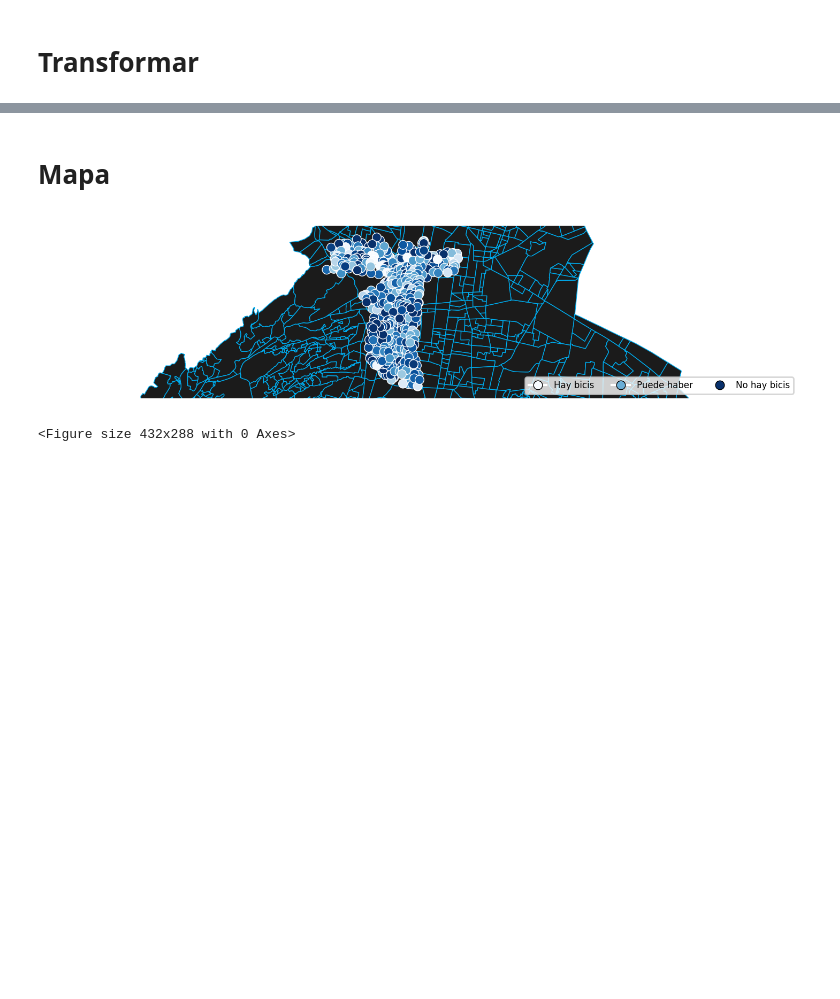
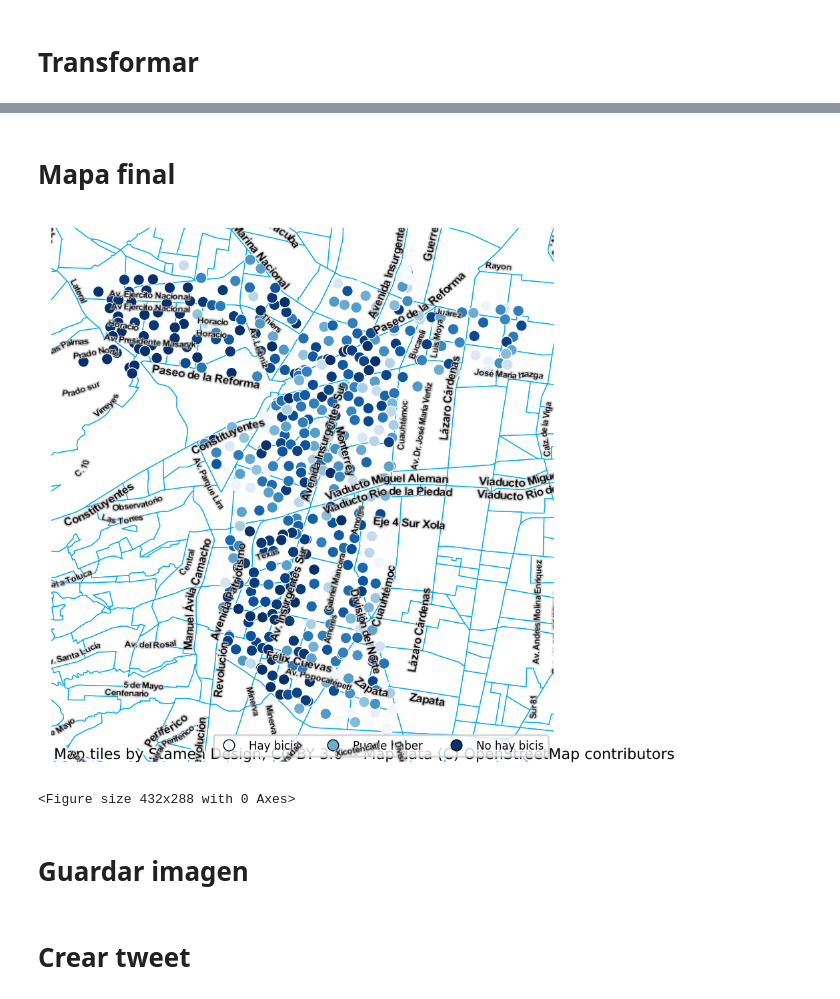
Before and after one commit to Afroefras/ecobici_bot, a Jupyter notebook: scripts/step_by_step.ipynb, the cells around one changed output, grey strips where cells are left out. Saved outputs shown, nothing was run; the diff lists cells and outputs as text; code cells hidden in the pictures; blank space fills up the shorter version.

```diff
--- a/scripts/step_by_step.ipynb
+++ b/scripts/step_by_step.ipynb
@@ -67,10 +81,17 @@ ebm.df.head()
 # %% [markdown]
-# Mapa
+# Mapa final
 # %%
-ebm.plot_map(color='#1B1B1B', edgecolor='#00acee', points_palette='Blues')
+ebm.plot_map(
+    padding=0.006,
+    # color='#1B1B1B',
+    color='#ffffff',
+    edgecolor='#00acee',
+    points_palette='Blues')
 ebm.eb_map
 # %% [output]
-[figure, old version]
+[figure, new version]
 <Figure size 432x288 with 0 Axes>
+# %% [markdown]
+# Guardar imagen
 # %%
 ebm.eb_map.savefig('/Users/efraflores/Desktop/hub/ecobici_bot/media/map/map.png')
@@ -77,0 +98,2 @@ ebm.tweet_map(img='/Users/efraflores/Desktop/hub/ecobici_bot/media/map/map.png')
+# %% [markdown]
+# Crear tweet
```
Also changed, not shown: parts of 9 cells of this notebook, 2 other files.
